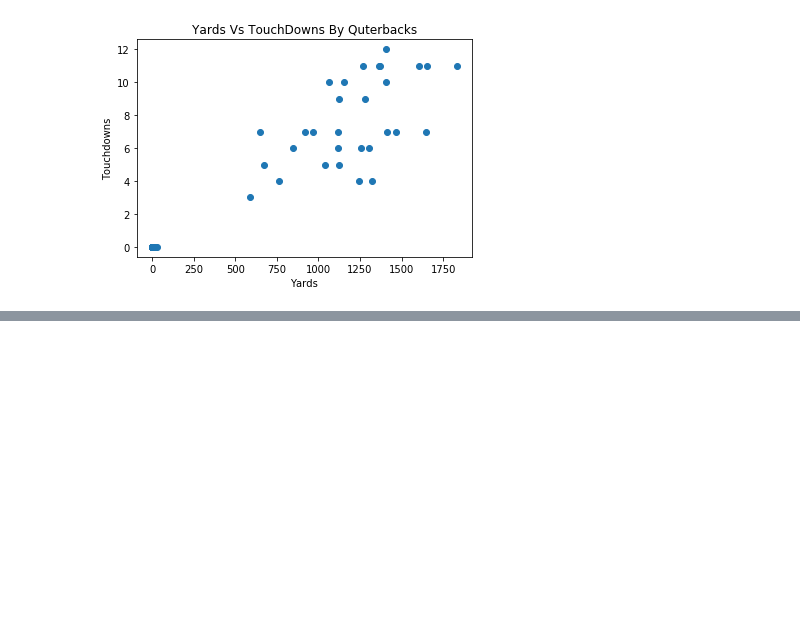
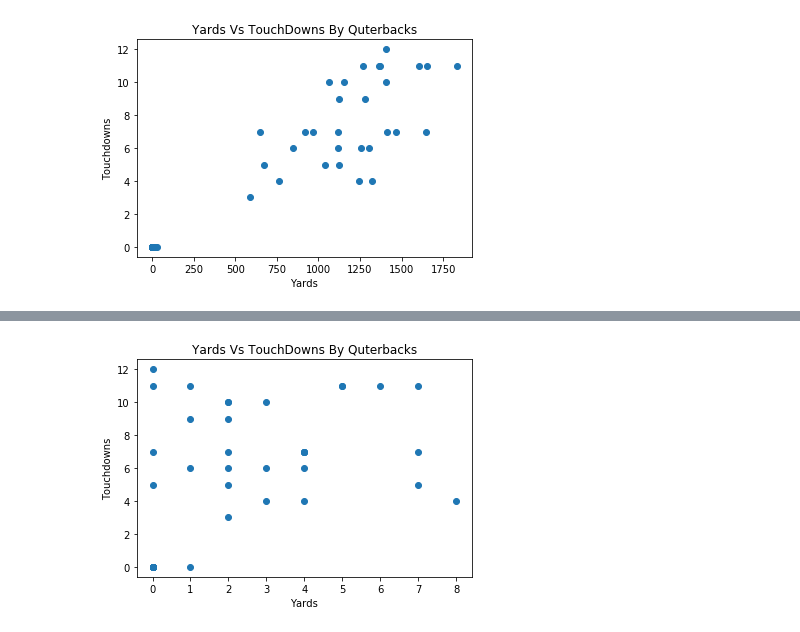
Before and after one commit to anuliyan/NFL-Fantacy, a Jupyter notebook: NFL_Fantacy-checkpoint.ipynb, the cells around one changed output, grey strips where cells are left out. Cells and saved outputs as stored; diff of their text form; code cells hidden in the pictures; blank space fills up the shorter version.

```diff
--- a/NFL_Fantacy-checkpoint.ipynb
+++ b/NFL_Fantacy-checkpoint.ipynb
@@ -124,6 +150,8 @@ TypeError: scatter() missing 1 required positional argument: 'y'
 # %%
-plt.title('Touchdowns Vs Points')
-plt.xlabel('Touchdowns')
-plt.ylabel('Points')
-plt.scatter(Dataframe['Passing_TD'], Dataframe['FPTS'])
+plt.title('Yards Vs TouchDowns By Quterbacks')
+plt.xlabel('Yards')
+plt.ylabel('Touchdowns')
+plt.scatter(Dataframe['INT'], Dataframe['Passing_TD'])
 plt.show()
+# %% [output]
+[figure, added]
```
Also changed, not shown: parts of 12 cells of this notebook.
